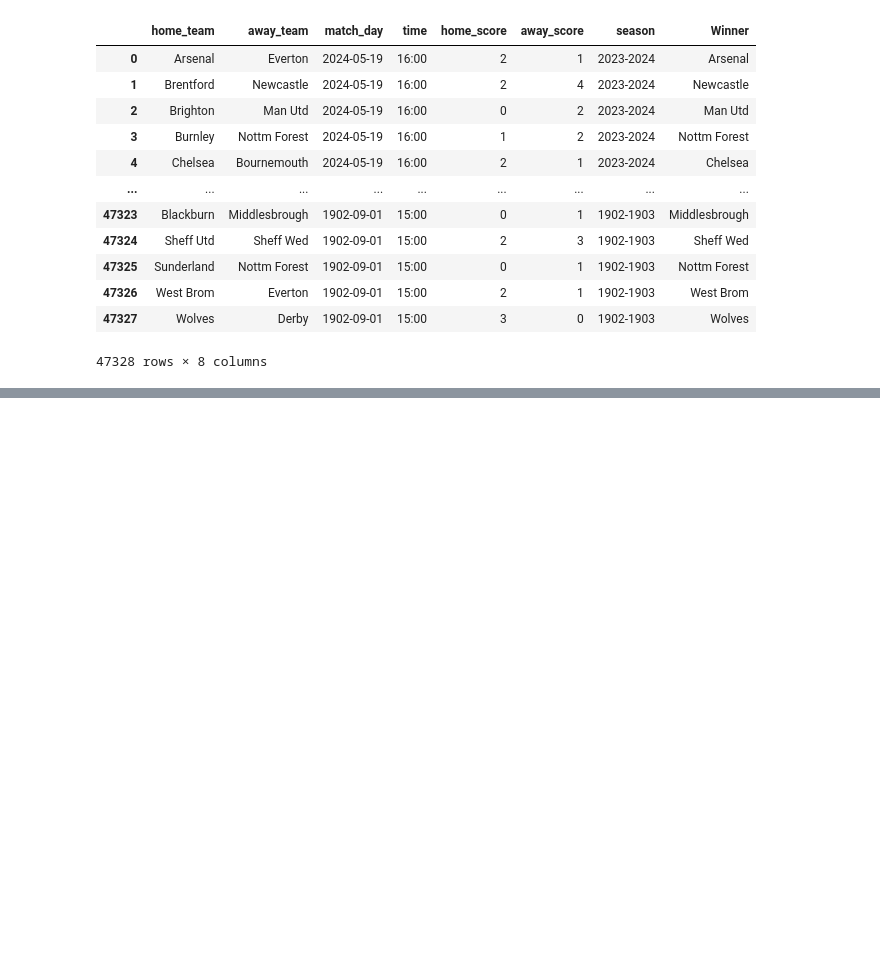
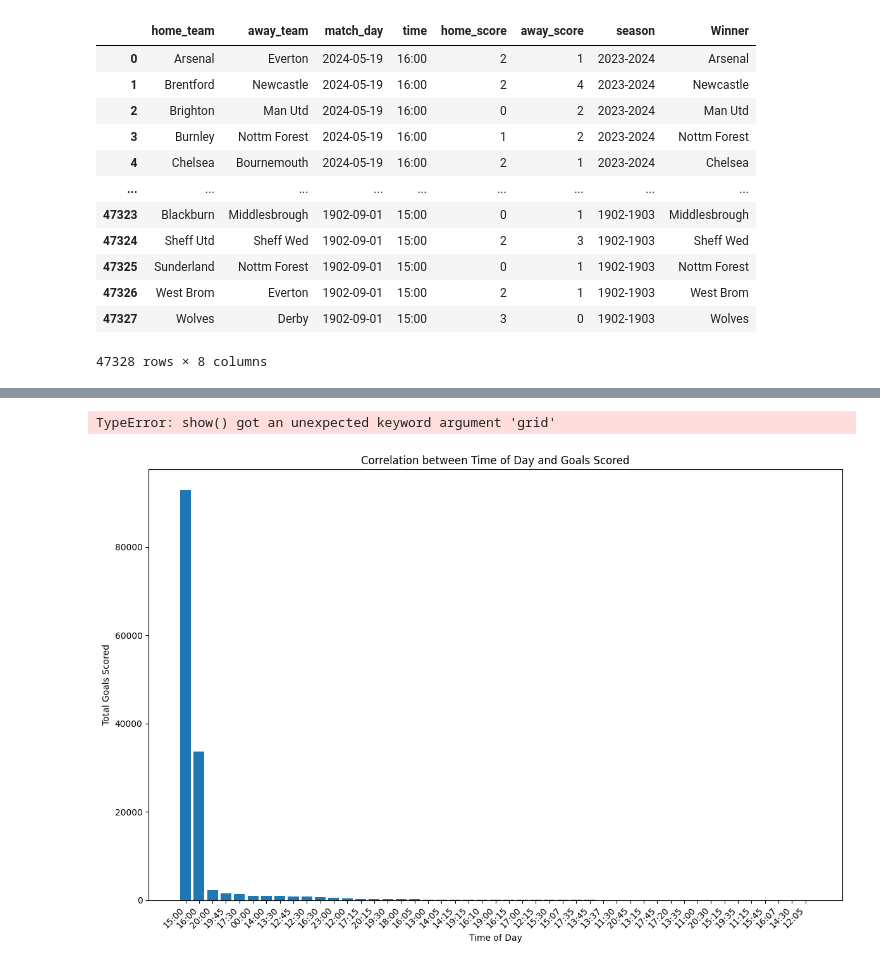
Before and after one commit to Archbaer/match_fixtures, a Jupyter notebook: blueprint.ipynb, the cells around one changed output, grey strips where cells are left out. Cells and saved outputs as stored; diff of their text form; code cells hidden in the pictures; blank space fills up the shorter version.

```diff
--- a/blueprint.ipynb
+++ b/blueprint.ipynb
@@ -488,0 +533,10 @@ array(['Arsenal', 'Brentford', 'Brighton', 'Burnley', 'Chelsea',
+# %%
+home_time = df.groupby('time')['home_score'].sum()
+away_time = df.groupby('time')['away_score'].sum()
+# %%
+cons_time = pd.concat([home_time, away_time], axis=1)
+cons_time['total_goals'] = cons_time['home_score'] + cons_time['away_score']
+
+cons_time = cons_time['total_goals'].sort_values(ascending=False)
+
+cons_time
@@ -488,0 +561,12 @@ array(['Arsenal', 'Brentford', 'Brighton', 'Burnley', 'Chelsea',
+# %%
+plt.figure(figsize=(12, 8))
+plt.bar(range(len(cons_time)), cons_time.values)
+plt.xlabel('Time of Day')
+plt.ylabel('Total Goals Scored')
+plt.title('Correlation between Time of Day and Goals Scored')
+plt.xticks(range(len(cons_time)), cons_time.index, rotation=45, ha='right')
+plt.tight_layout()
+plt.show()
+# %% [output]
+TypeError: show() got an unexpected keyword argument 'grid'
+[figure, added]
```
Also changed, not shown: parts of 15 cells of this notebook.
